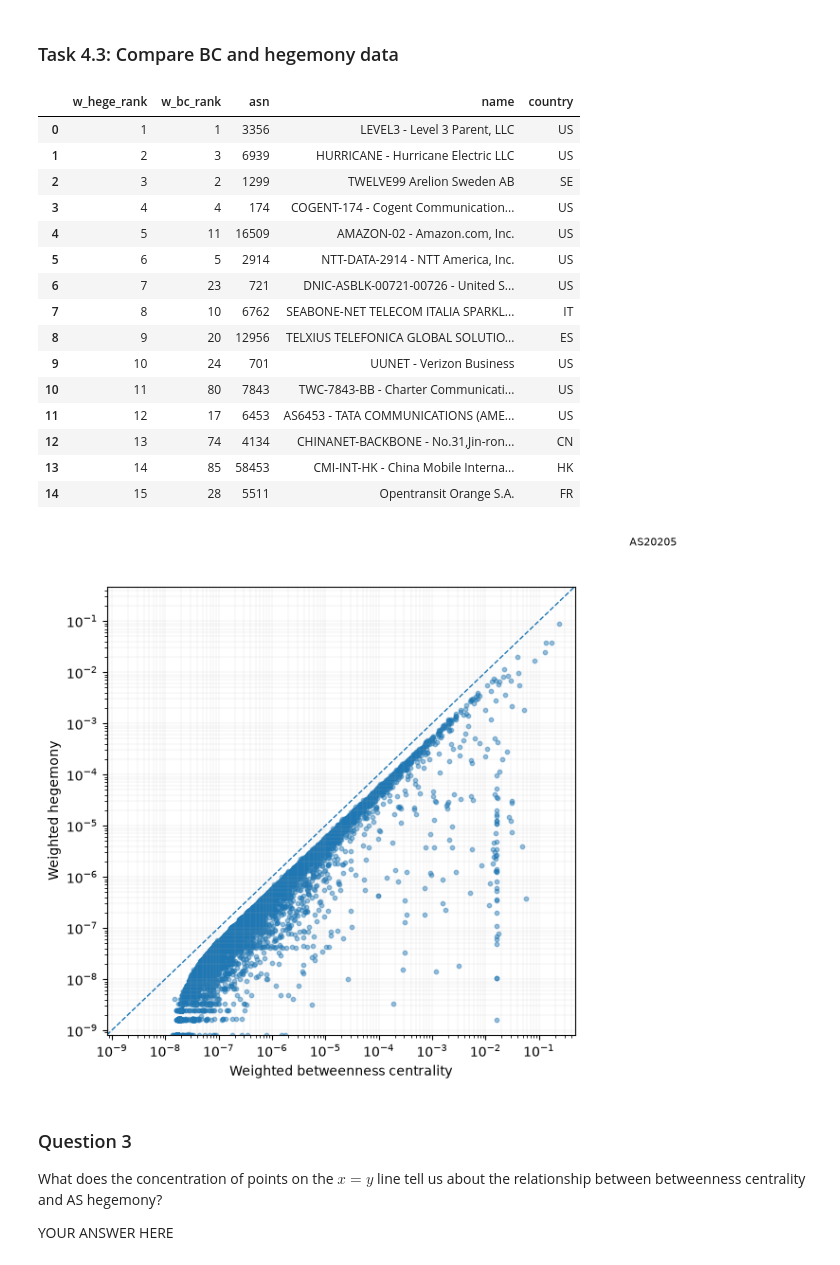
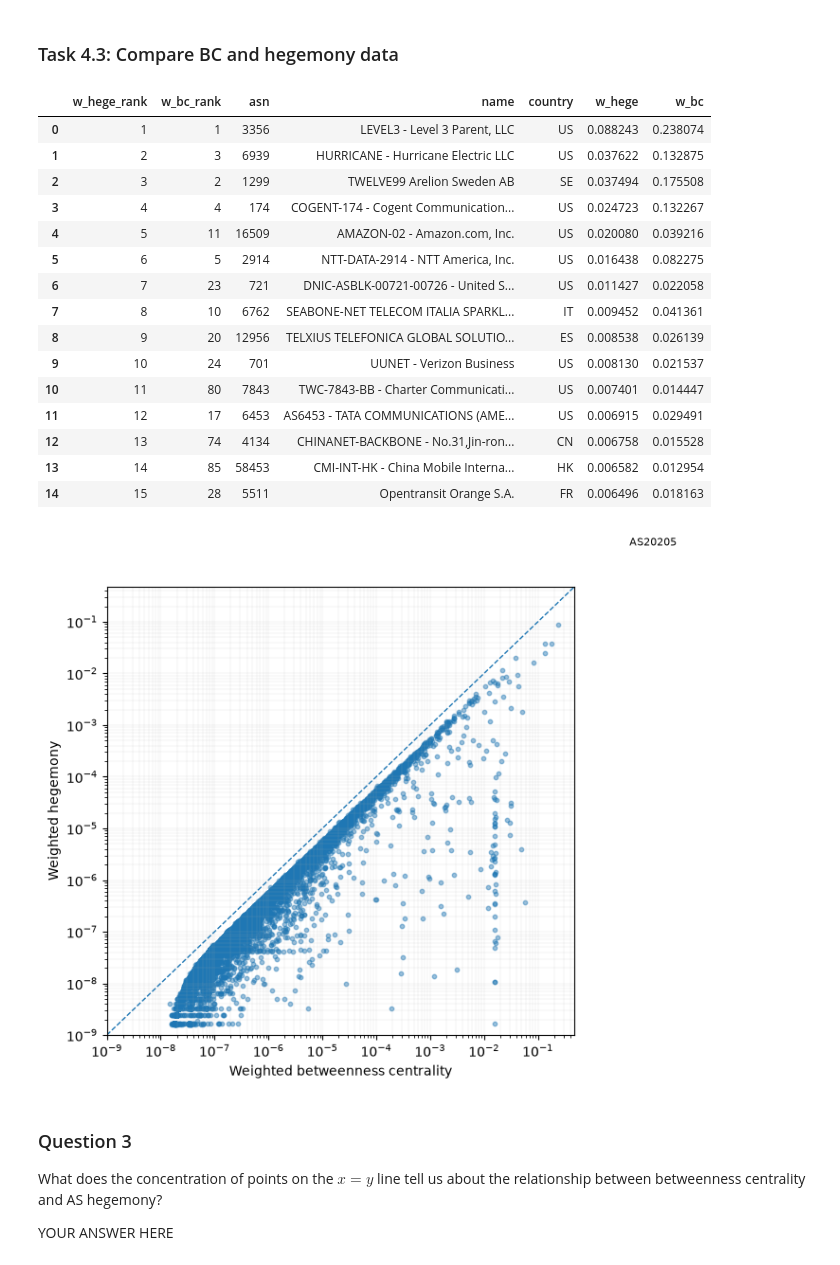
Before and after one commit to luyuanfan/nids-as-centrality, a Jupyter notebook: nids-as-centrality-refactored.ipynb, the cells around one changed output. Saved outputs shown, nothing was run; the diff lists cells and outputs as text; code cells hidden in the pictures.

```diff
--- a/nids-as-centrality-refactored.ipynb
+++ b/nids-as-centrality-refactored.ipynb
@@ -170,16 +160,17 @@ def build_local_views(RIB_PATHS):
         'prefix': '216.163.136.0/24'
     }
 
-    TODO: Probably need to convert nested defaultdicts in local_graphs
-    to regular dicts.
-    TODO: Should ignore MOAS prefixes or somehow deal with it.
+    @ pyt: radix tree for prefix weighing
+    @ local_graphs: map a peer to every AS path that it sees
+    @ peer_to_asn: map a peer to every ASN it observes
+    @ asn_to_peer: map an ASN to every peer that sees it
     """
-    pyt = pytricia.PyTricia(32)            # radix tree for prefix weighing later
-    local_graphs = defaultdict(lambda: defaultdict(set))  # single peer views
-    peer_to_asn = defaultdict(set)         # map a peer to every ASN it observes
-    asn_to_peer = defaultdict(set)         # map an ASN to every peer that sees it
+    pyt = pytricia.PyTricia(32)
+    local_graphs = defaultdict(lambda: defaultdict(set))
+    peer_to_asn = defaultdict(set)
+    asn_to_peer = defaultdict(set)
     unique_paths = set()
-    n_processed = 0                        # progress report
+    n_processed = 0
 
     for p in RIB_PATHS:
         for element in bgpkit.Parser(url=str(p)):
@@ -251,7 +242,10 @@ Weighted 1,168,495 prefixes.
 # %%
 def compute_bc_scores(unique_paths, pfx_to_weight, all_asn):
     """
-    TODO: Finish function description.
+    Compute unweighted and weighted betweenness centrality (BC) for every ASN.
+    BC(asn) = (number of observed paths containing asn) / (total observed paths)
+    The weighted version replaces path counts with the address-space weight of
+    the path's origin prefix.
 
     E.g., we consider the following as two different paths:
     A -> B -> C (10.0.1.0/24)
@@ -391,6 +385,10 @@ In this task you will:
 4. Answer some questions about the data.
 # %%
 def _bc_for_every_asn_per_peer(atom_to_origins, pfx_to_weight):
+    """
+    Compute one peer's local BC score for every ASN that peer observes.
+    """
+
     total_observed_path_uw = 0
     total_observed_path_w = 0.0
     path_with_asn_uw = defaultdict(int)
@@ -420,13 +418,18 @@ def _bc_for_every_asn_per_peer(atom_to_origins, pfx_to_weight):
 # %%
 def compute_hegemony_scores(local_graphs, pfx_to_weight, asn_to_peer, peer_to_asn):
     """
-    Drop the top 10 percent and bottom 10 percent of viewpoints.
+    Compute unweighted and weighted hegemony for every ASN.
+    (1) Every peer contributes one BC score per target ASN.
+        - If the peer observes target ASN, assign target a BC score.
+        - Otherwise, assign target a zero as the BC score.
+    (2) Drop the biased BC scores.
+    (3) Compute hegemony.
     """
     ALPHA = 0.1
     all_asn = set(asn_to_peer.keys())
     all_peer = set(peer_to_asn.keys())
     n_drop = int(len(all_peer) * ALPHA)
-    hege_scores = defaultdict(lambda: {"uw": 0.0, "w": 0.0})
+    hege_scores = defaultdict(lambda: {"uw":0.0, "w":0.0})
 
     peer_scores = {}
     for peer, atom_to_origins in local_graphs.items():
@@ -452,10 +455,10 @@ def compute_hegemony_scores(local_graphs, pfx_to_weight, asn_to_peer, peer_to_as
             bc_score_lst_w = bc_score_lst_w[n_drop:-n_drop]
 
         hege_scores[target_asn]["uw"] = (
-            sum(bc_score_lst_uw) / len(bc_score_lst_uw) if bc_score_lst_uw else 0.0
+            sum(bc_score_lst_uw) / len(bc_score_lst_uw)
         )
         hege_scores[target_asn]["w"] = (
-            sum(bc_score_lst_w) / len(bc_score_lst_w) if bc_score_lst_w else 0.0
+            sum(bc_score_lst_w) / len(bc_score_lst_w)
         )
 
     return dict(hege_scores)
@@ -535,53 +538,54 @@ rank_df = (
     compare_df[[
         "w_hege_rank","w_bc_rank",
         "asn","name","country",
+        "w_hege", "w_bc"
     ]]
 )
 rank_df.head(15)
 # %% [output]
-|  | w_hege_rank | w_bc_rank | asn | name | country |
-| 0 | 1 | 1 | 3356 | LEVEL3 - Level 3 Parent, LLC | US |
-| 1 | 2 | 3 | 6939 | HURRICANE - Hurricane Electric LLC | US |
-| 2 | 3 | 2 | 1299 | TWELVE99 Arelion Sweden AB | SE |
-| 3 | 4 | 4 | 174 | COGENT-174 - Cogent Communication... | US |
-| 4 | 5 | 11 | 16509 | AMAZON-02 - Amazon.com, Inc. | US |
-| 5 | 6 | 5 | 2914 | NTT-DATA-2914 - NTT America, Inc. | US |
-| 6 | 7 | 23 | 721 | DNIC-ASBLK-00721-00726 - United S... | US |
-| 7 | 8 | 10 | 6762 | SEABONE-NET TELECOM ITALIA SPARKL... | IT |
-| 8 | 9 | 20 | 12956 | TELXIUS TELEFONICA GLOBAL SOLUTIO... | ES |
-| 9 | 10 | 24 | 701 | UUNET - Verizon Business | US |
-| 10 | 11 | 80 | 7843 | TWC-7843-BB - Charter Communicati... | US |
-| 11 | 12 | 17 | 6453 | AS6453 - TATA COMMUNICATIONS (AME... | US |
-| 12 | 13 | 74 | 4134 | CHINANET-BACKBONE - No.31,Jin-ron... | CN |
-| 13 | 14 | 85 | 58453 | CMI-INT-HK - China Mobile Interna... | HK |
-| 14 | 15 | 28 | 5511 | Opentransit Orange S.A. | FR |
+|  | w_hege_rank | w_bc_rank | asn | name | country | w_hege | w_bc |
+| 0 | 1 | 1 | 3356 | LEVEL3 - Level 3 Parent, LLC | US | 0.088243 | 0.238074 |
+| 1 | 2 | 3 | 6939 | HURRICANE - Hurricane Electric LLC | US | 0.037622 | 0.132875 |
+| 2 | 3 | 2 | 1299 | TWELVE99 Arelion Sweden AB | SE | 0.037494 | 0.175508 |
+| 3 | 4 | 4 | 174 | COGENT-174 - Cogent Communication... | US | 0.024723 | 0.132267 |
+| 4 | 5 | 11 | 16509 | AMAZON-02 - Amazon.com, Inc. | US | 0.020080 | 0.039216 |
+| 5 | 6 | 5 | 2914 | NTT-DATA-2914 - NTT America, Inc. | US | 0.016438 | 0.082275 |
+| 6 | 7 | 23 | 721 | DNIC-ASBLK-00721-00726 - United S... | US | 0.011427 | 0.022058 |
+| 7 | 8 | 10 | 6762 | SEABONE-NET TELECOM ITALIA SPARKL... | IT | 0.009452 | 0.041361 |
+| 8 | 9 | 20 | 12956 | TELXIUS TELEFONICA GLOBAL SOLUTIO... | ES | 0.008538 | 0.026139 |
+| 9 | 10 | 24 | 701 | UUNET - Verizon Business | US | 0.008130 | 0.021537 |
+| 10 | 11 | 80 | 7843 | TWC-7843-BB - Charter Communicati... | US | 0.007401 | 0.014447 |
+| 11 | 12 | 17 | 6453 | AS6453 - TATA COMMUNICATIONS (AME... | US | 0.006915 | 0.029491 |
+| 12 | 13 | 74 | 4134 | CHINANET-BACKBONE - No.31,Jin-ron... | CN | 0.006758 | 0.015528 |
+| 13 | 14 | 85 | 58453 | CMI-INT-HK - China Mobile Interna... | HK | 0.006582 | 0.012954 |
+| 14 | 15 | 28 | 5511 | Opentransit Orange S.A. | FR | 0.006496 | 0.018163 |
 # %%
 pos = compare_df[(compare_df["w_bc"] > 0) & (compare_df["w_hege"] > 0)]
 
 fig, ax = plt.subplots(figsize=(7, 6))
 
-lo = min(pos["w_bc"].min(), pos["w_hege"].min())
+lo = max(min(pos["w_bc"].min(), pos["w_hege"].min()), 1e-9)
 hi = max(pos["w_bc"].max(), pos["w_hege"].max()) * 2
 ax.plot([lo, hi], [lo, hi], linewidth=1, linestyle="--")
 
 ax.scatter(pos["w_bc"], pos["w_hege"], s=10, alpha=0.45)
 
 asn_outlier = pos.iloc[(pos["w_bc"] / pos["w_hege"]).argmax()]
 ax.annotate(f"AS{asn_outlier['asn']}", xy=(asn_outlier["w_bc"], asn_outlier["w_hege"]),
             xytext=(5, 3), fontsize=8)
 
 ax.set_xscale("log")
 ax.set_yscale("log")
 ax.set_xlim(lo, hi)
 ax.set_ylim(lo, hi)
 ax.grid(True, which="major", linewidth=0.2, alpha=0.5)
 ax.grid(True, which="minor", linewidth=0.2, alpha=0.5)
 ax.set_xlabel("Weighted betweenness centrality")
 ax.set_ylabel("Weighted hegemony")
 fig.tight_layout()
 plt.show()
 # %% [output]
-[figure, old version]
+[figure, new version]
 # %% [markdown]
 ### Question 3
 What does the concentration of points on the $x = y$ line tell us about the relationship between betweenness centrality and AS hegemony?
```
Also changed, not shown: parts of 4 cells of this notebook.
